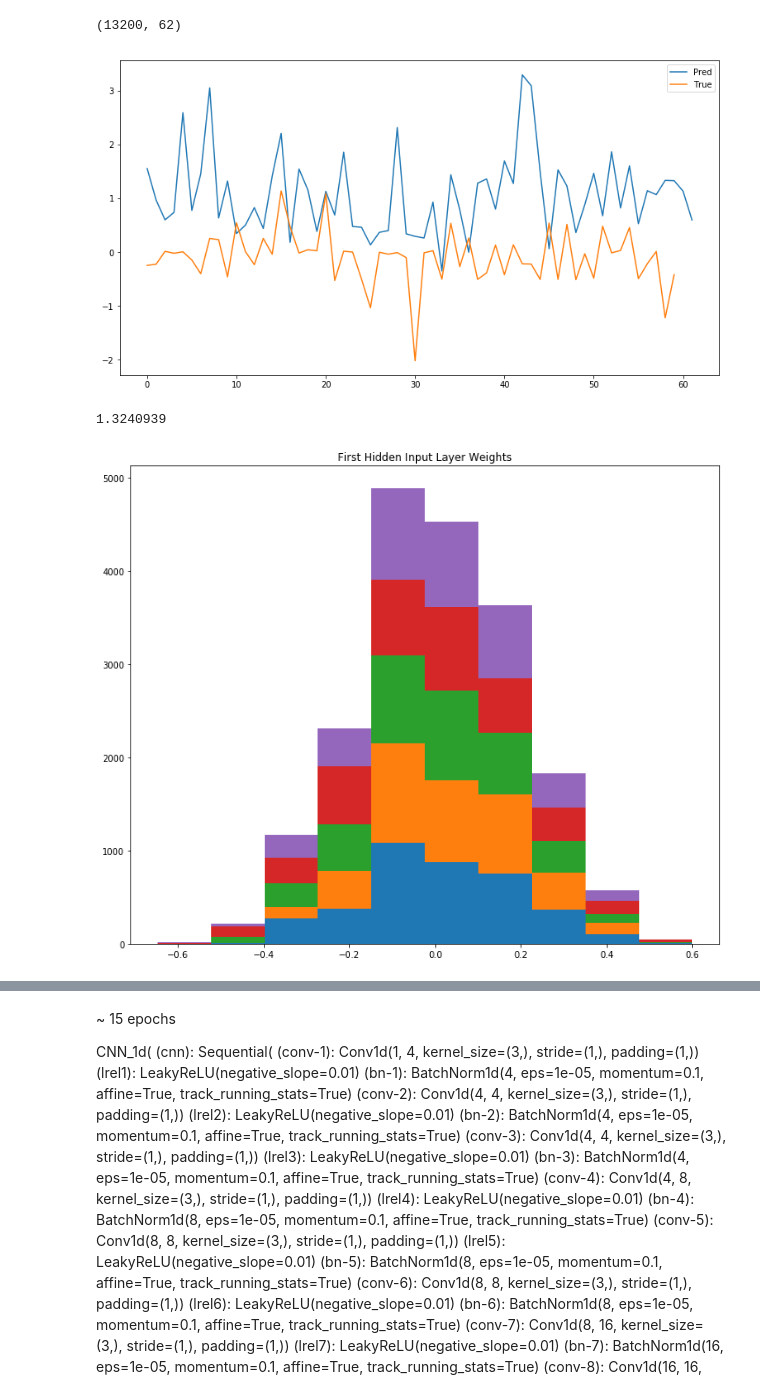
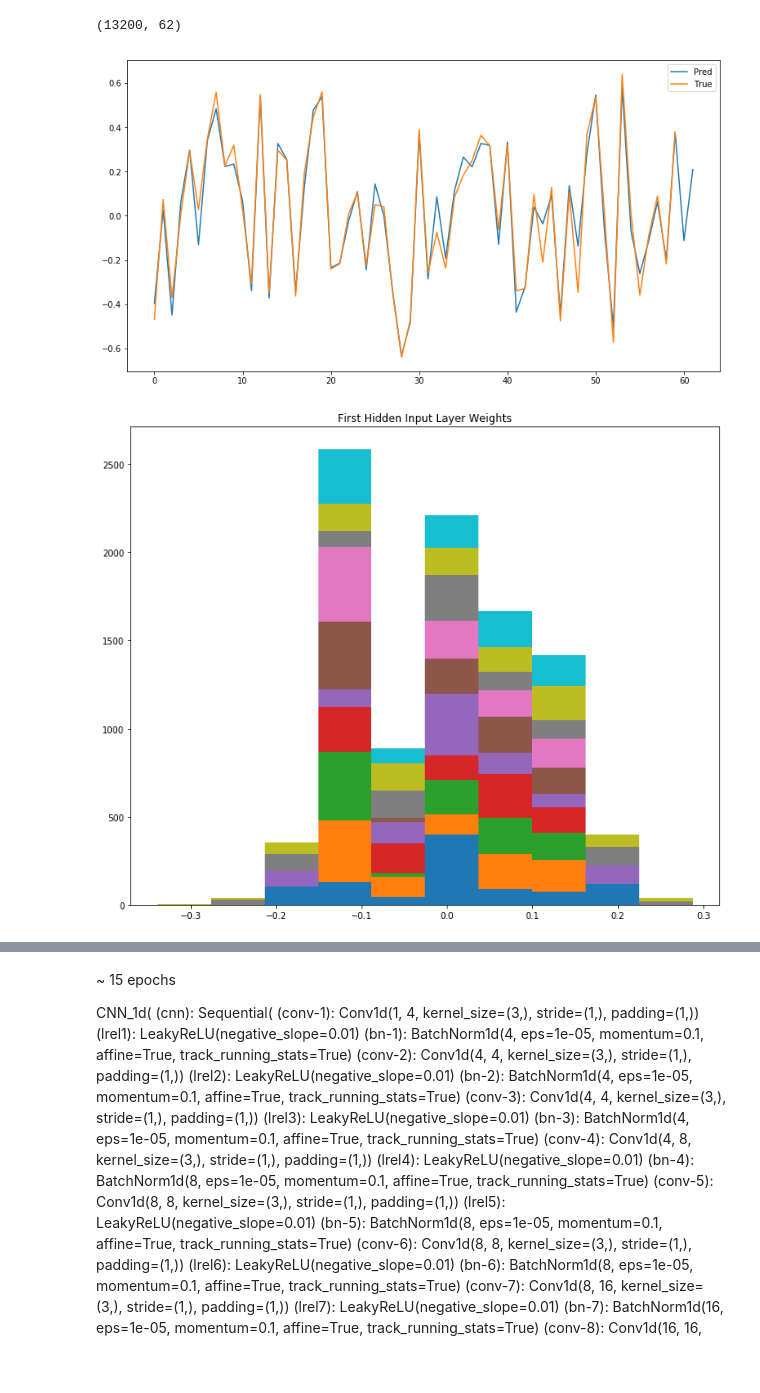
Before and after one commit to rlagrois/AdvFinML, a Jupyter notebook: Fin-Project_MultioutReg/winton-pytorch_cur.ipynb, the cells around one changed output, grey strips where cells are left out. Drawn from its saved outputs; the diff is of its cells as text; code cells hidden in the pictures; blank space fills up the shorter version.

```diff
--- a/Fin-Project_MultioutReg/winton-pytorch_cur.ipynb
+++ b/Fin-Project_MultioutReg/winton-pytorch_cur.ipynb
@@ -524,22 +539,10 @@ test.shape
 # %%
 plt.figure(figsize=(13,7))
 test, test2 = predict(cnn1, test_loader, True)
 test = test.reshape(-1,62)
-plt.plot(test[30], label='Pred')
-plt.plot(test2[30], label='True')
+plt.plot(test[85], label='Pred')
+plt.plot(test2[85], label='True')
 plt.legend()
 plt.show()
+# %% [output]
+[figure, added]
-# %%
-plt.figure(figsize=(13,7))
-#test, test2 = predict(cnn1, test_loader, True)
-#test = test.reshape(-1,62)
-plt.plot(test[30], label='Pred')
-plt.plot(test2[30], label='True')
-plt.legend()
-plt.show()
-# %% [output]
-[figure, removed]
-# %%
-np.mean(test)
-# %% [output]
-1.3240939
@@ -549,11 +550,11 @@ np.mean(test)
 hid_1_w = cnn1.state_dict()['reg.FF-in.weight'].cpu()
 # %%
 plt.figure(figsize=(12,10))
-plt.hist(hid_1_w[15:20], stacked=True)
+plt.hist(hid_1_w[15:25], stacked=True)
 plt.title('First Hidden Input Layer Weights')
 plt.show()
 # %% [output]
-[figure, old version]
+[figure, new version]
 # %%
 reg_hid3_w = cnn1.state_dict()['reg.out.weight'].cpu()
 # %%
```
Also changed, not shown: parts of 12 cells of this notebook.
